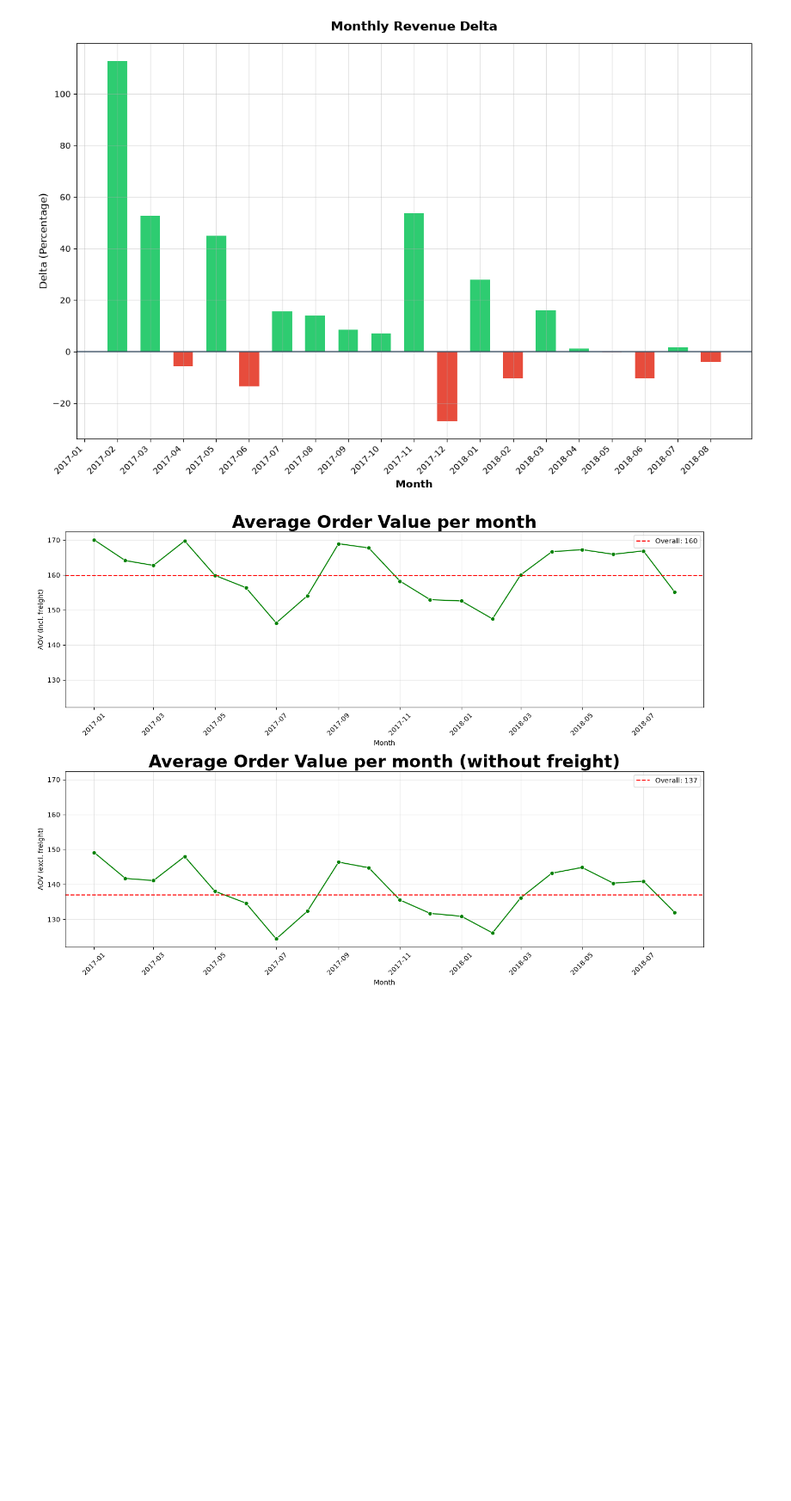
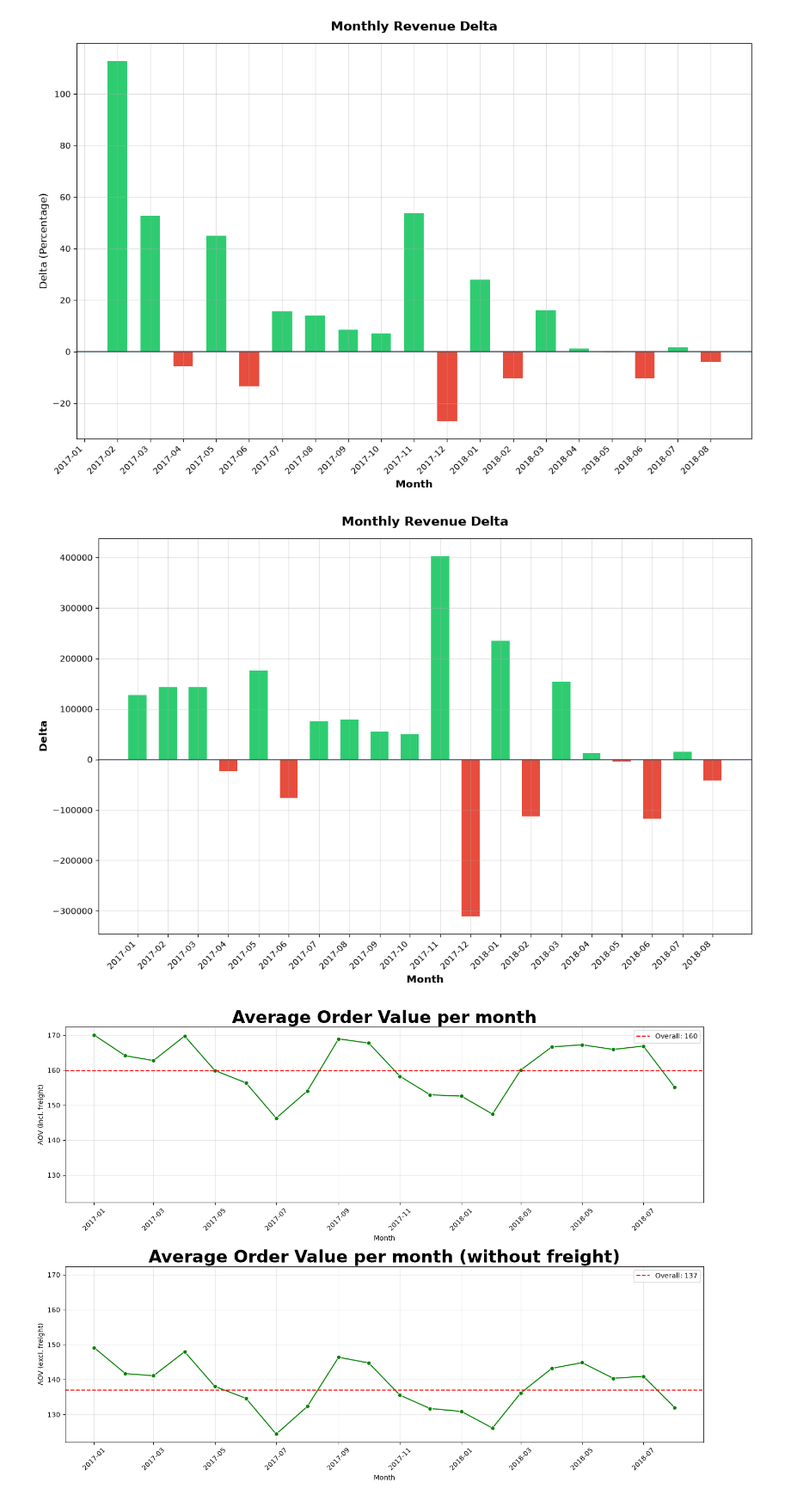
Before and after one commit to radmirmudarisov77-sketch/olist-ecommerce-sql-analysis, a Jupyter notebook: notebooks/01_eda.ipynb, the cells around one changed output. Shown at 86% size. Drawn from its saved outputs; the diff is of its cells as text; code cells hidden in the pictures; blank space fills up the shorter version.

```diff
--- a/notebooks/01_eda.ipynb
+++ b/notebooks/01_eda.ipynb
@@ -70,28 +70,29 @@ plt.show()
 # %% [output]
 [figure]
 # %%
-dt = pd.read_sql("with monthly_revenue as (select date_trunc('month', o.order_purchase_timestamp)::date as month, sum(p.payment_value) as revenue from orders_period o join order_payments p on o.order_id = p.order_id inner join orders_delivered d on o.order_id = d.order_id group by month order by month) select month, revenue, (revenue - lag(revenue) over(order by month)) as revenue_diff from monthly_revenue", engine)
-dt['revenue_diff'] = dt['revenue_diff'] / 1_000_000
-colors = ['#95a5a6' if pd.isna(x) else ('#2ecc71' if x >= 0 else '#e74c3c') for x in dt['revenue_diff']]
+dt = pd.read_sql("with monthly_revenue as (select date_trunc('month', o.order_purchase_timestamp)::date as month, sum(p.payment_value) as revenue from orders_period o join order_payments p on o.order_id = p.order_id inner join orders_delivered d on o.order_id = d.order_id group by month order by month) select month, revenue, (revenue - lag(revenue, 1, 0) over(order by month)) as revenue_diff from monthly_revenue", engine)
+colors = ['#2ecc71' if x >= 0 else '#e74c3c' for x in dt['revenue_diff']]
 dt['month'] = pd.to_datetime(dt['month'])
 plt.figure(figsize=(12, 8))
 plt.xlabel('Months', fontsize=15, fontweight='bold')
 bars = plt.bar(
     dt['month'].dt.strftime('%Y-%m'),
     dt['revenue_diff'],
     color=colors,
     edgecolor='none',
     width=0.6
 )
 plt.grid(alpha=0.4)
 plt.axhline(0, color='#34495e', linestyle='-', linewidth=1.5, alpha=0.8)
 plt.title('Monthly Revenue Delta', fontsize=15, weight='bold', pad=15)
-plt.ylabel('Monthly change (million R$)', fontsize=12, weight='bold', rotation=90)
+plt.ylabel('Delta', fontsize=12, weight='bold', rotation=90)
 plt.xticks(rotation=45, ha='right')
 plt.xlabel('Month', fontsize=12)
 plt.tight_layout()
 plt.savefig("../images/monthly_rev_delta_mln.png", dpi=150, bbox_inches="tight")
 plt.show()
+# %% [output]
+[figure, added]
 # %%
 BASE = """
     WITH pay AS (
```
Also changed, not shown: parts of 18 cells of this notebook.
